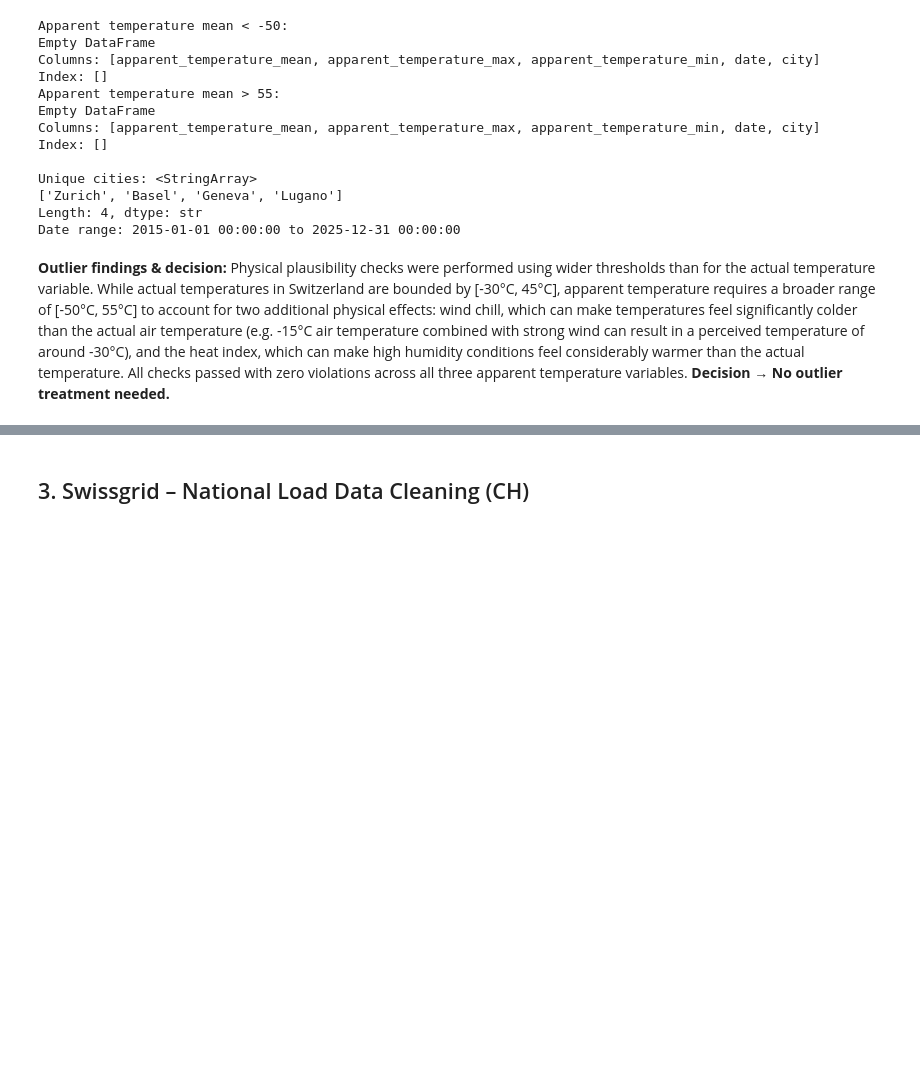
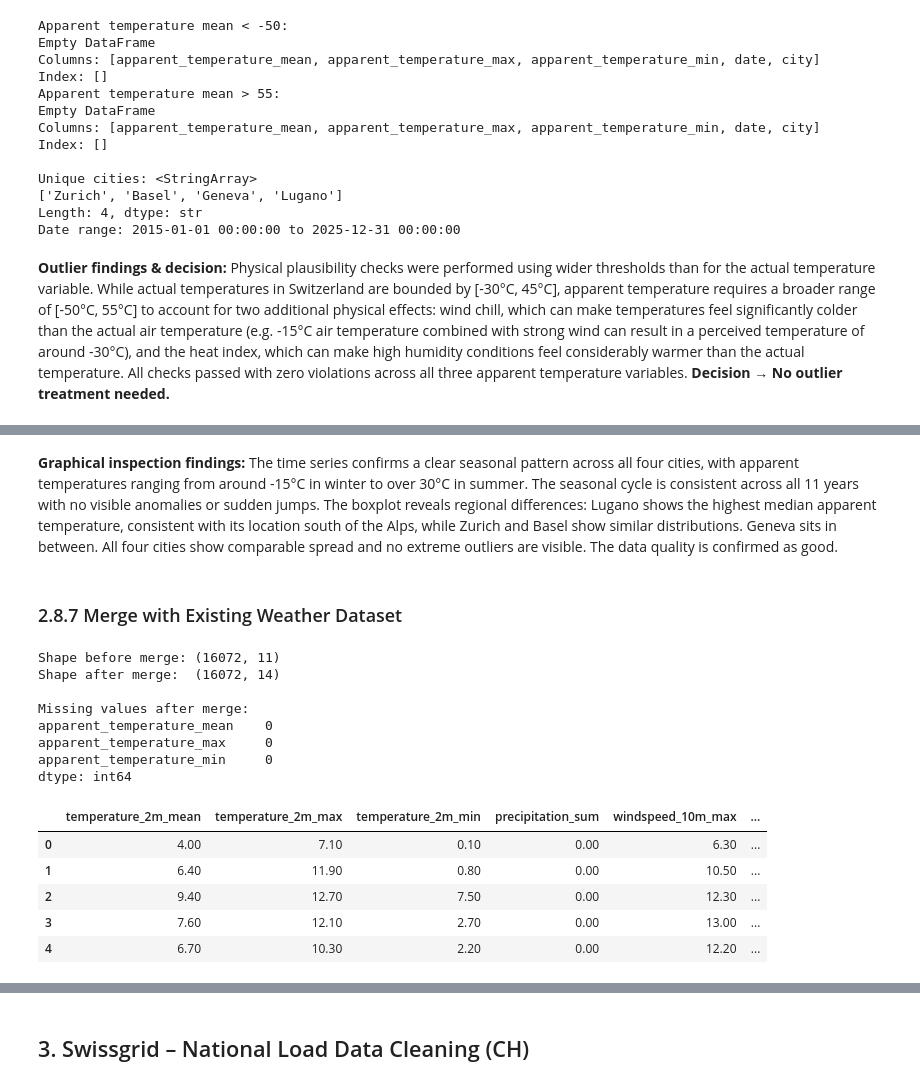
Before and after one commit to joelthedebugger/CIP_FS26_203, a Jupyter notebook: notebooks/02_data_cleaning.ipynb, the cells around one changed output, grey strips where cells are left out. Drawn from its saved outputs; the diff is of its cells as text; code cells hidden in the pictures; blank space fills up the shorter version.

```diff
--- a/notebooks/02_data_cleaning.ipynb
+++ b/notebooks/02_data_cleaning.ipynb
@@ -522,0 +555,41 @@ Physical plausibility checks were performed using wider thresholds than for the
+# %% [markdown]
+**Graphical inspection findings:**
+The time series confirms a clear seasonal pattern across all four cities, with apparent temperatures ranging from around -15°C in winter to over 30°C in summer. The seasonal cycle is consistent across all 11 years with no visible anomalies or sudden jumps. The boxplot reveals regional differences: Lugano shows the highest median apparent temperature, consistent with its location south of the Alps, while Zurich and Basel show similar distributions. Geneva sits in between. All four cities show comparable spread and no extreme outliers are visible. The data quality is confirmed as good.
+# %% [markdown]
+### 2.8.7 Merge with Existing Weather Dataset
+# %%
+# --- Load the existing cleaned weather dataset ---
+df_weather = pd.read_csv('../data/processed/weather_clean.csv', parse_dates=['date'])
+
+# --- Merge apparent temperature into weather dataset on date and city ---
+df_weather_merged = df_weather.merge(
+    df_app[['date', 'city', 'apparent_temperature_mean',
+            'apparent_temperature_max', 'apparent_temperature_min']],
+    on=['date', 'city'],
+    how='left'
+)
+
+# --- Verify shape and check for missing values after merge ---
+print(f"Shape before merge: {df_weather.shape}")
+print(f"Shape after merge:  {df_weather_merged.shape}")
+print(f"\nMissing values after merge:")
+print(df_weather_merged[['apparent_temperature_mean',
+                          'apparent_temperature_max',
+                          'apparent_temperature_min']].isnull().sum())
+
+df_weather_merged.head()
+# %% [output]
+Shape before merge: (16072, 11)
+Shape after merge:  (16072, 14)
+
+Missing values after merge:
+apparent_temperature_mean    0
+apparent_temperature_max     0
+apparent_temperature_min     0
+dtype: int64
+|  | temperature_2m_mean | temperature_2m_max | temperature_2m_min | precipitation_sum | windspeed_10m_max | ... |
+| 0 | 4.00 | 7.10 | 0.10 | 0.00 | 6.30 | ... |
+| 1 | 6.40 | 11.90 | 0.80 | 0.00 | 10.50 | ... |
+| 2 | 9.40 | 12.70 | 7.50 | 0.00 | 12.30 | ... |
+| 3 | 7.60 | 12.10 | 2.70 | 0.00 | 13.00 | ... |
+| 4 | 6.70 | 10.30 | 2.20 | 0.00 | 12.20 | ... |
```
Also changed, not shown: parts of 7 cells of this notebook, 1 other file.
